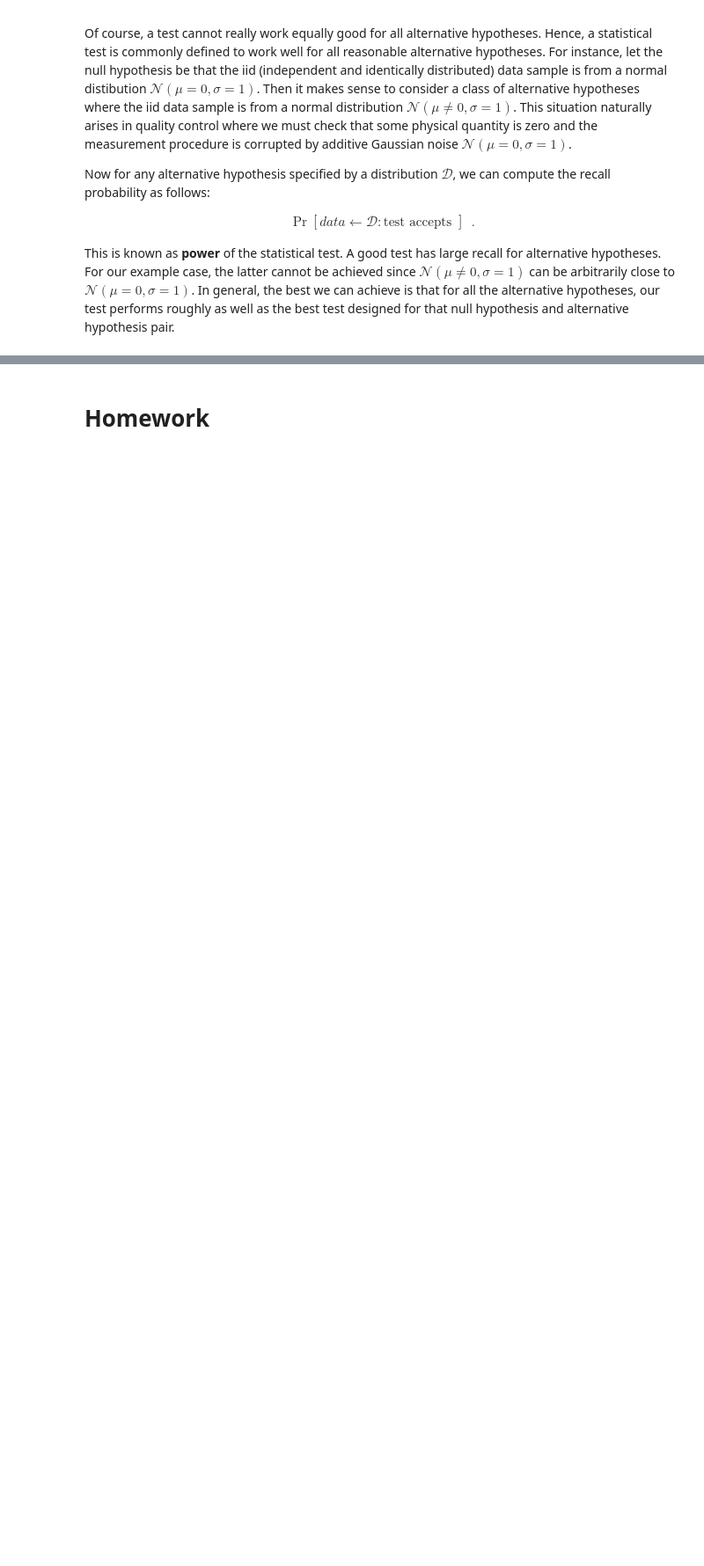
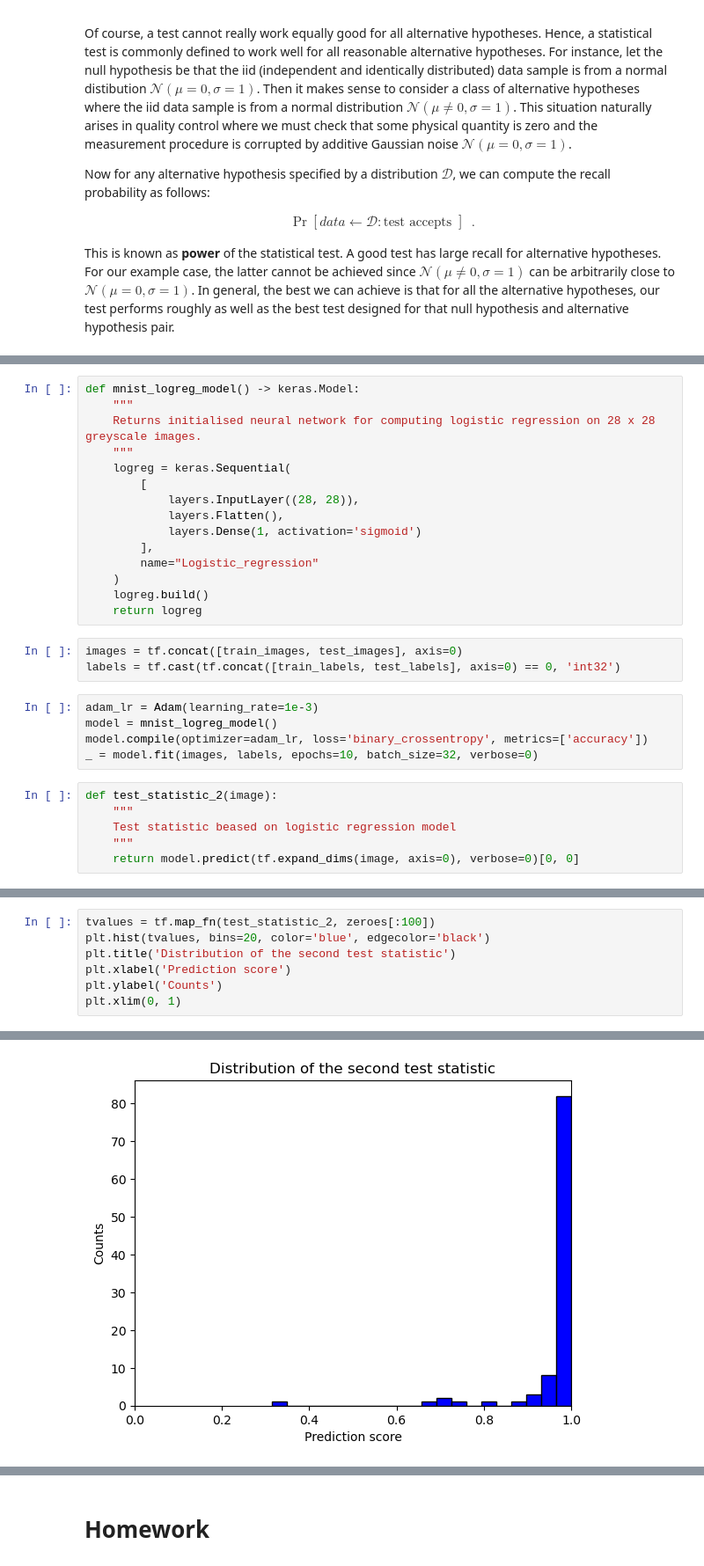
Before and after one commit to swenlaur/machine-learning-ii, a Jupyter notebook: practise-sessions/02/02_test_statistic_and_pvalue_assignment.ipynb, the cells around one changed output, grey strips where cells are left out. Shown at 88% size. Saved outputs shown, nothing was run; the diff lists cells and outputs as text; blank space fills up the shorter version.

```diff
--- a/practise-sessions/02/02_test_statistic_and_pvalue_assignment.ipynb
+++ b/practise-sessions/02/02_test_statistic_and_pvalue_assignment.ipynb
@@ -66,0 +131,29 @@ $\mathcal{N}(\mu=0,\sigma=1)$. In general, the best we can achieve is that for a
+# %%
+def mnist_logreg_model() -> keras.Model:
+    """
+    Returns initialised neural network for computing logistic regression on 28 x 28 greyscale images.
+    """
+    logreg = keras.Sequential(
+        [
+            layers.InputLayer((28, 28)),
+            layers.Flatten(),
+            layers.Dense(1, activation='sigmoid')
+        ],
+        name="Logistic_regression"
+    )
+    logreg.build()
+    return logreg
+# %%
+images = tf.concat([train_images, test_images], axis=0)
+labels = tf.cast(tf.concat([train_labels, test_labels], axis=0) == 0, 'int32')
+# %%
+adam_lr = Adam(learning_rate=1e-3)
+model = mnist_logreg_model()
+model.compile(optimizer=adam_lr, loss='binary_crossentropy', metrics=['accuracy'])
+_ = model.fit(images, labels, epochs=10, batch_size=32, verbose=0)
+# %%
+def test_statistic_2(image):
+    """
+    Test statistic beased on logistic regression model
+    """
+    return model.predict(tf.expand_dims(image, axis=0), verbose=0)[0, 0]
@@ -66,0 +184,8 @@ $\mathcal{N}(\mu=0,\sigma=1)$. In general, the best we can achieve is that for a
+# %%
+tvalues = tf.map_fn(test_statistic_2, zeroes[:100])
+plt.hist(tvalues, bins=20, color='blue', edgecolor='black')
+plt.title('Distribution of the second test statistic')
+plt.xlabel('Prediction score')
+plt.ylabel('Counts')
+plt.xlim(0, 1)
+# %% [output]
@@ -66,0 +193 @@ $\mathcal{N}(\mu=0,\sigma=1)$. In general, the best we can achieve is that for a
+[figure, added]
```
Also changed, not shown: parts of 34 cells of this notebook, 1 other file.
